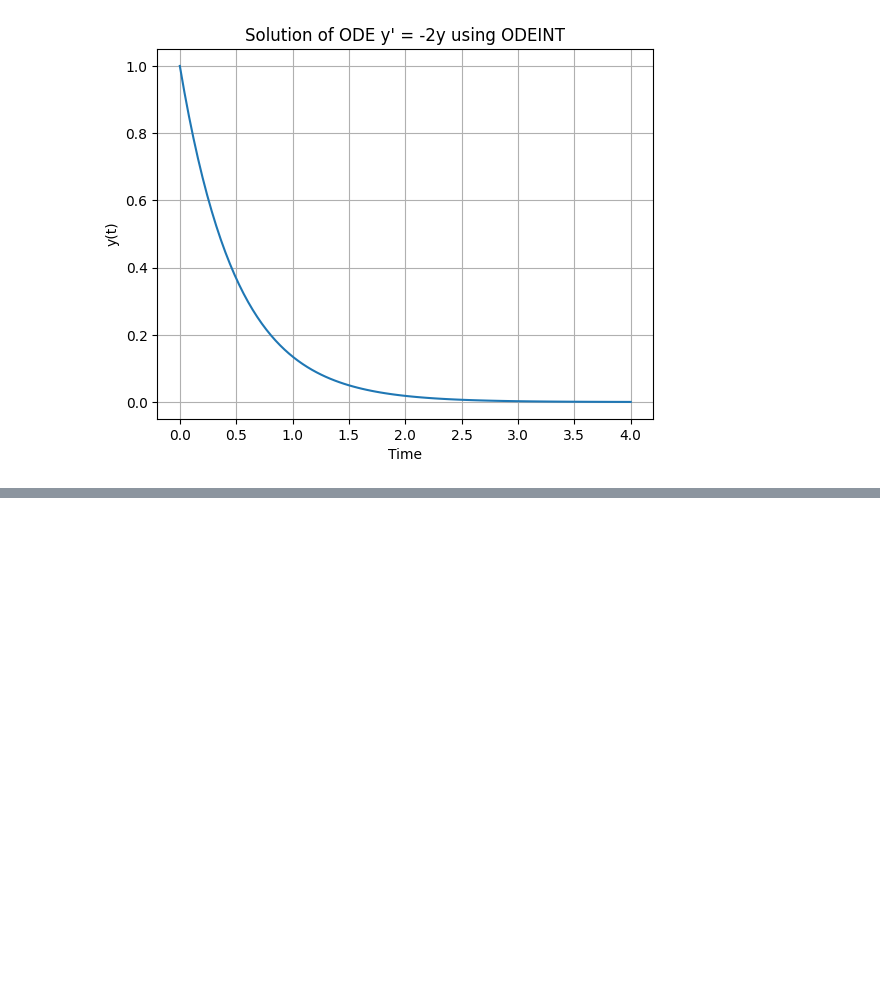
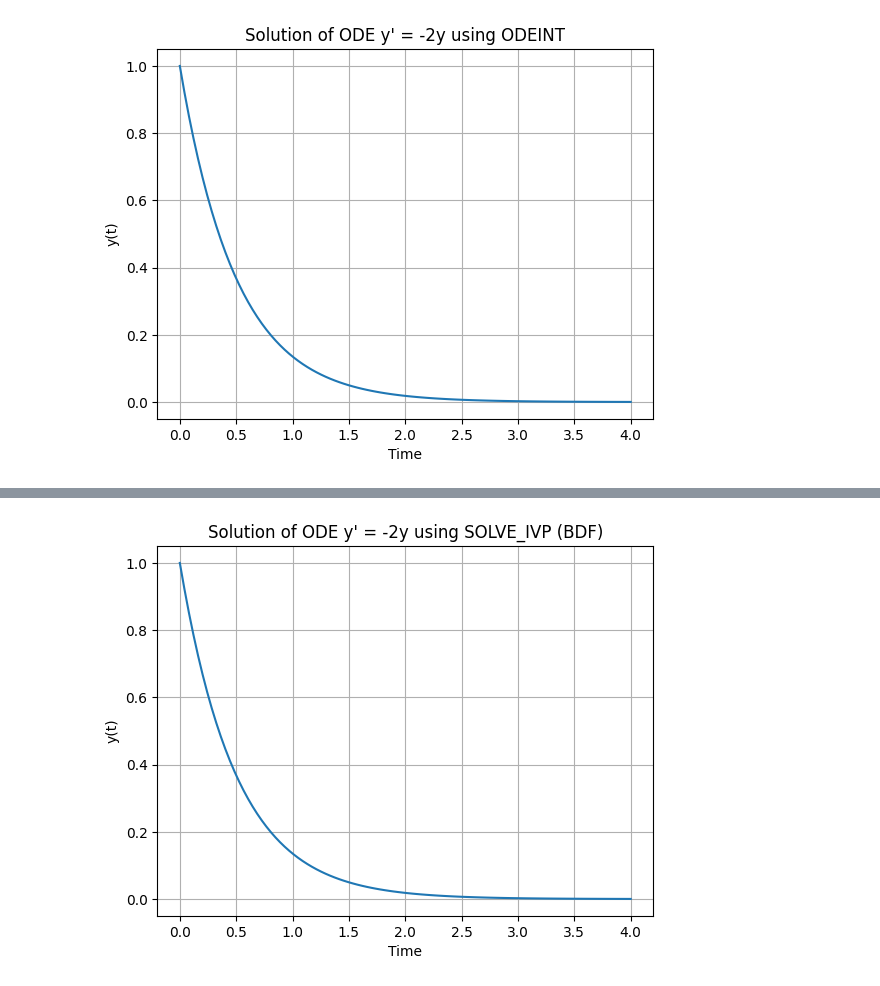
Before and after one commit to rvigneshwaran/datascience-implementations, a Jupyter notebook: 01-data-science-fundamentals/05-scipy-demonstration/11-advanced-integration.ipynb, the cells around one changed output, grey strips where cells are left out. Cells and saved outputs as stored; diff of their text form; code cells hidden in the pictures; blank space fills up the shorter version.

```diff
--- a/01-data-science-fundamentals/05-scipy-demonstration/11-advanced-integration.ipynb
+++ b/01-data-science-fundamentals/05-scipy-demonstration/11-advanced-integration.ipynb
@@ -84,0 +103,11 @@ plt.show()
+# %%
+# Example 12: Solving ODE with SOLVE_IVP (BDF Method)
+result_solve_ivp_bdf = solve_ivp(ode_func_solve_ivp, t_span, y0, t_eval=t, method='BDF')
+plt.plot(result_solve_ivp_bdf.t, result_solve_ivp_bdf.y[0])
+plt.xlabel('Time')
+plt.ylabel('y(t)')
+plt.title('Solution of ODE y\' = -2y using SOLVE_IVP (BDF)')
+plt.grid(True)
+plt.show()
+# %% [output]
+[figure, added]
```
Also changed, not shown: parts of 4 cells of this notebook.
